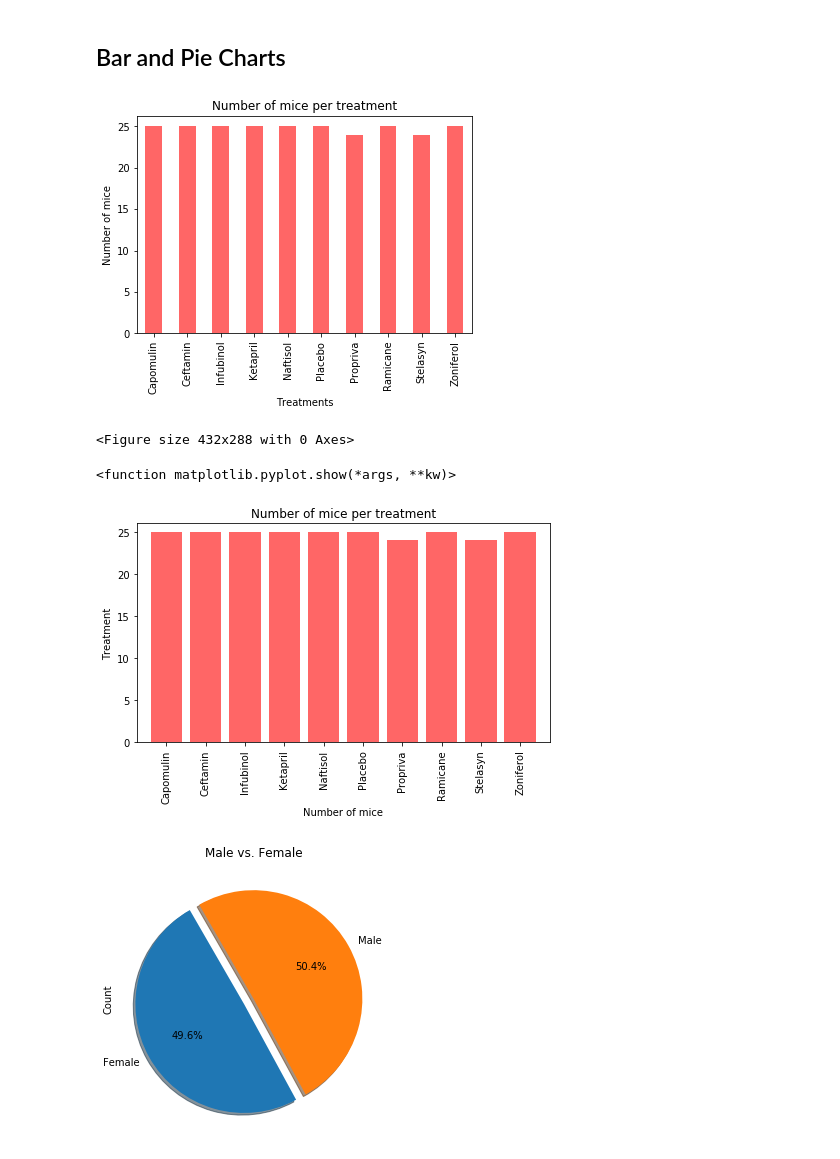
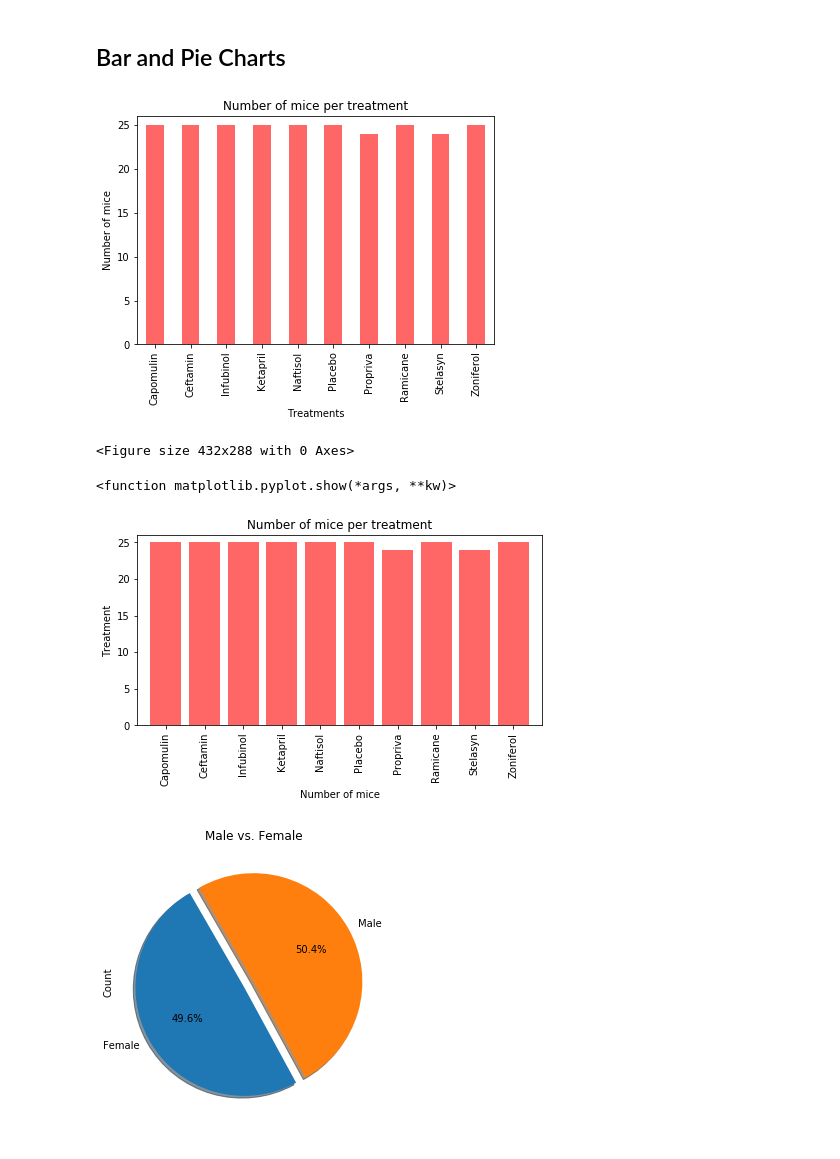
Before and after one commit to babetteblanquet/Python-code, a Jupyter notebook: MatPlotLib-Challenge/Pymaceuticals/pymaceuticals_starter.ipynb, the cells around one changed output. Cells and saved outputs as stored; diff of their text form; code cells hidden in the pictures.

```diff
--- a/MatPlotLib-Challenge/Pymaceuticals/pymaceuticals_starter.ipynb
+++ b/MatPlotLib-Challenge/Pymaceuticals/pymaceuticals_starter.ipynb
@@ -165,50 +166,51 @@ mouse_count = mouse_df.groupby("Drug Regimen")
 mouse_count_df = pd.DataFrame(mouse_count["Count"].count())
 
 #Plotting the bar chart:
-mouse_count_df.plot(kind="bar", facecolor="red", alpha=0.6, legend = None)
+mouse_count_df.plot(kind="bar", facecolor="red", alpha=0.6, figsize=(6.4,4.2), legend = None)
 # Set textual properties
 plt.title("Number of mice per treatment")
 plt.ylabel("Number of mice")
 plt.xlabel("Treatments")
+plt.xlim(-0.5,len(mouse_count_df)-0.5)
+plt.ylim(0,max(mouse_count_df.Count)+1)
 # Show plot
 plt.show()
-# Resize plot to display labels
 plt.tight_layout()
 # %% [output]
-[figure, old version]
+[figure, new version]
 <Figure size 432x288 with 0 Axes>
 # %%
 # Generate a bar plot showing the total number of mice for each treatment throughout the course of the study using pyplot.
 
 #Reset the index of dataframe mouse_count_df
 mouse_index = mouse_count_df.reset_index()
 mouse_index
 
 #Set the axis and tick locations
 x_axis = mouse_index["Drug Regimen"]
 y_axis = mouse_index["Count"]
 tick_locations = [value for value in x_axis]
 
 # Create a list indicating where to write x labels and set figure size to adjust for space
-plt.figure(figsize=(6.5,4.6))
+plt.figure(figsize=(6.4,4.2))
 plt.bar(x_axis, y_axis, color='r', alpha=0.6, align="center")
 plt.xticks(tick_locations, mouse_index["Drug Regimen"], rotation="vertical")
 
 # Set x and y limits
 plt.xlim(-0.75, len(x_axis)-0.25)
 plt.ylim(0, max(y_axis)+1)
 
 # Set a Title and labels
 plt.title("Number of mice per treatment")
 plt.xlabel("Number of mice")
 plt.ylabel("Treatment")
 
 # Save our graph and show the grap
 plt.tight_layout()
 plt.show
 # %% [output]
 <function matplotlib.pyplot.show(*args, **kw)>
-[figure, old version]
+[figure, new version]
 # %%
 # Generate a pie plot showing the distribution of female versus male mice using pandas
 
```
Also changed, not shown: parts of 15 cells of this notebook.
